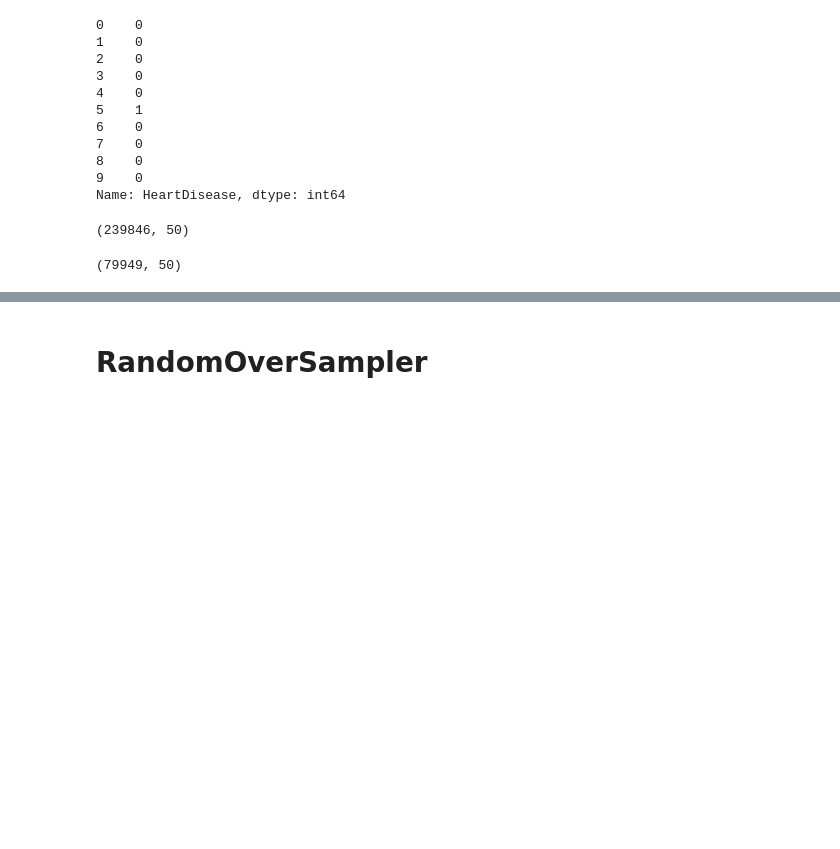
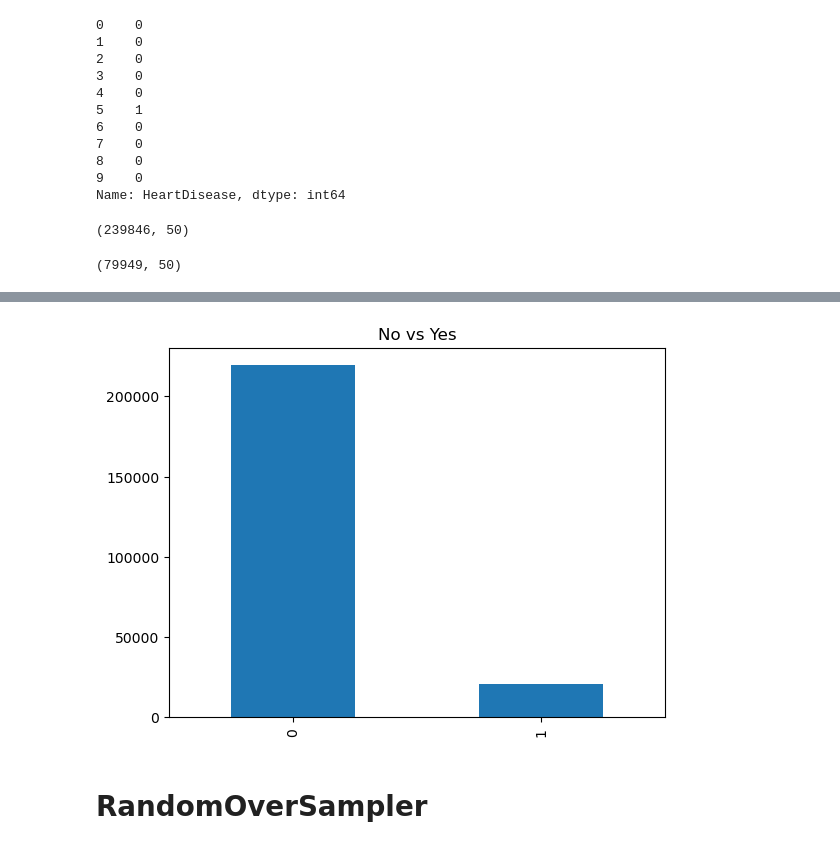
Before and after one commit to gustavo-cupertino/project-4-group-6, a Jupyter notebook: TWO MODELS.ipynb, the cells around one changed output, grey strips where cells are left out. Saved outputs shown, nothing was run; the diff lists cells and outputs as text; code cells hidden in the pictures; blank space fills up the shorter version.

```diff
--- a/TWO MODELS.ipynb
+++ b/TWO MODELS.ipynb
@@ -60,3 +75,9 @@ X_test.shape
+# %%
+y_train_df = pd.DataFrame(y_train)
+# %%
+y_train_df.HeartDisease.value_counts().plot(kind="bar", title="No vs Yes");
+# %% [output]
+[figure, added]
 # %% [markdown]
 # RandomOverSampler
 # %%
```
Also changed, not shown: parts of 5 cells of this notebook, 1 other file.
